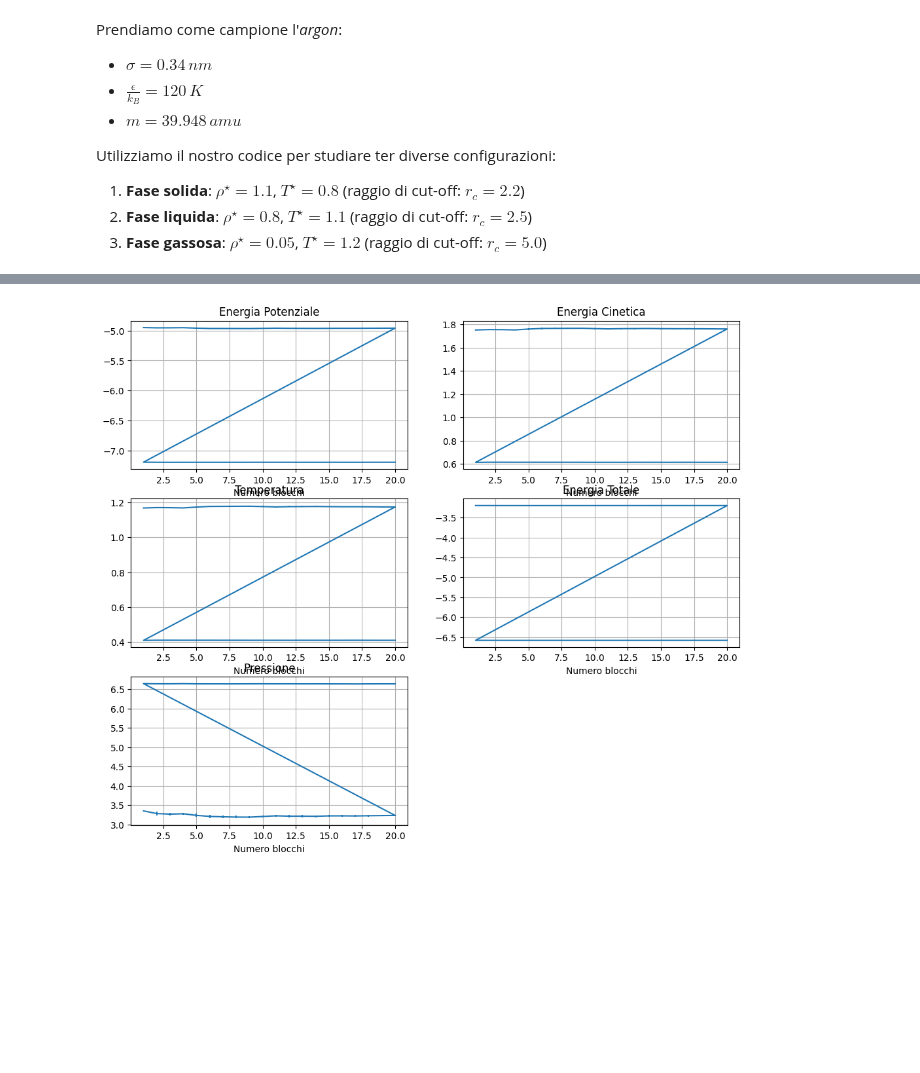
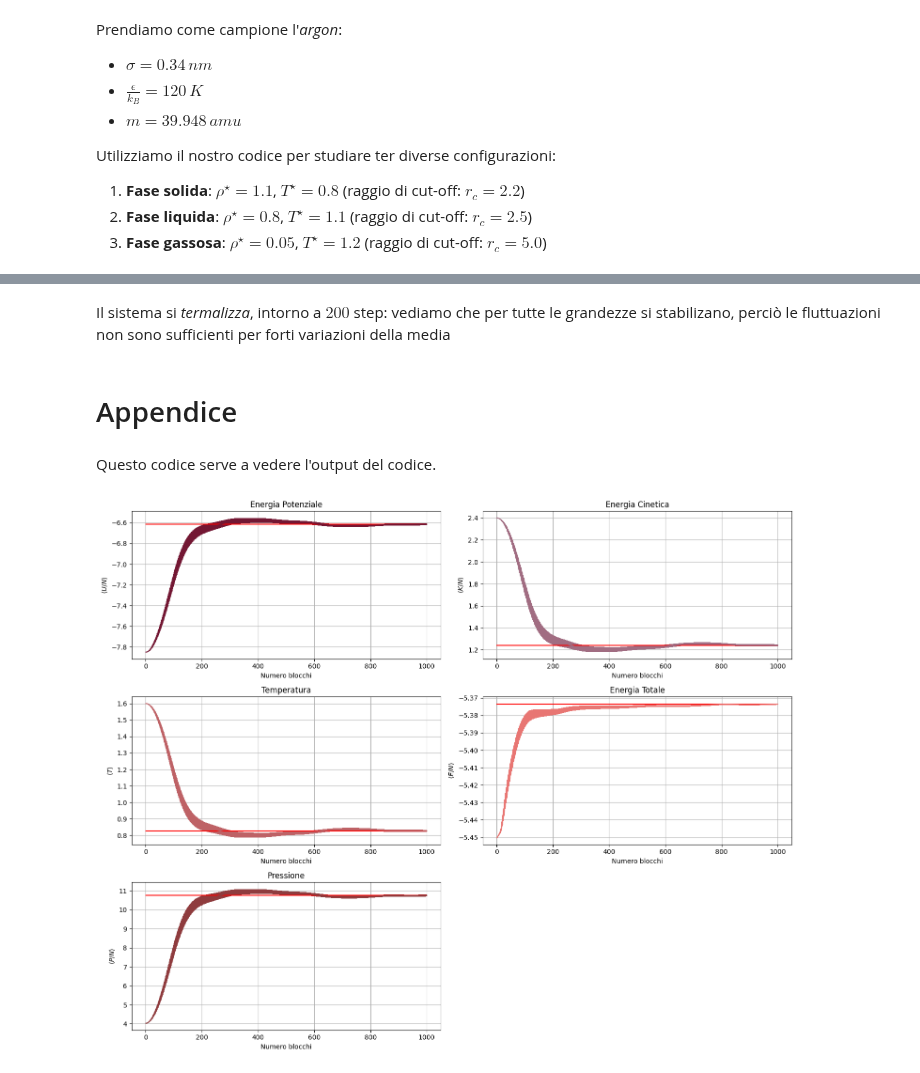
Before and after one commit to sergio-egm/lsn_delivery_exercises, a Jupyter notebook: es4/LSN_Exercises_04.ipynb, the cells around one changed output, grey strips where cells are left out. Drawn from its saved outputs; the diff is of its cells as text; code cells hidden in the pictures; blank space fills up the shorter version.

```diff
--- a/es4/LSN_Exercises_04.ipynb
+++ b/es4/LSN_Exercises_04.ipynb
@@ -60,31 +135,15 @@ Utilizziamo il nostro codice per studiare ter diverse configurazioni:
+# %% [markdown]
+Il sistema si *termalizza*, intorno a $200$ step: vediamo che per tutte le grandezze si stabilizano, perciò le fluttuazioni non sono sufficienti per forti variazioni della media
+# %% [markdown]
+# Appendice
+# %% [markdown]
+Questo codice serve a vedere l'output del codice.
 # %%
 data=[]
-suff=["epot","ekin","temp","etot","pres"]
-tit=[
-    "Energia Potenziale",
-    "Energia Cinetica",
-    "Temperatura",
-    "Energia Totale",
-    "Pressione"
-]
+
 for s in suff:
     data.append(np.loadtxt("../MD_MC/MDNVE_MCNVT/output_"+s+".dat"))
+
+graph(data)
+# %% [output]
+[figure, added]
-# %%
-fig,axx = plt.subplots(3,2,figsize=(12,10))
-axx=np.reshape(axx,6)
-x,y=(0,0)
-i=0
-
-for ax in axx[0:-1]:
-    y=i%2
-    x=int(i/2)
-    ax.errorbar(data[i][:,0],data[i][:,2], yerr=data[i][:,3])
-    ax.grid()
-    ax.set(xlabel="Numero blocchi")
-    ax.set_title(tit[i])
-    i+=1
-
-axx[-1].axis('off')
-plt.show()
-# %% [output]
-[figure, removed]
```
Also changed, not shown: parts of 10 cells of this notebook, 12 other files.
